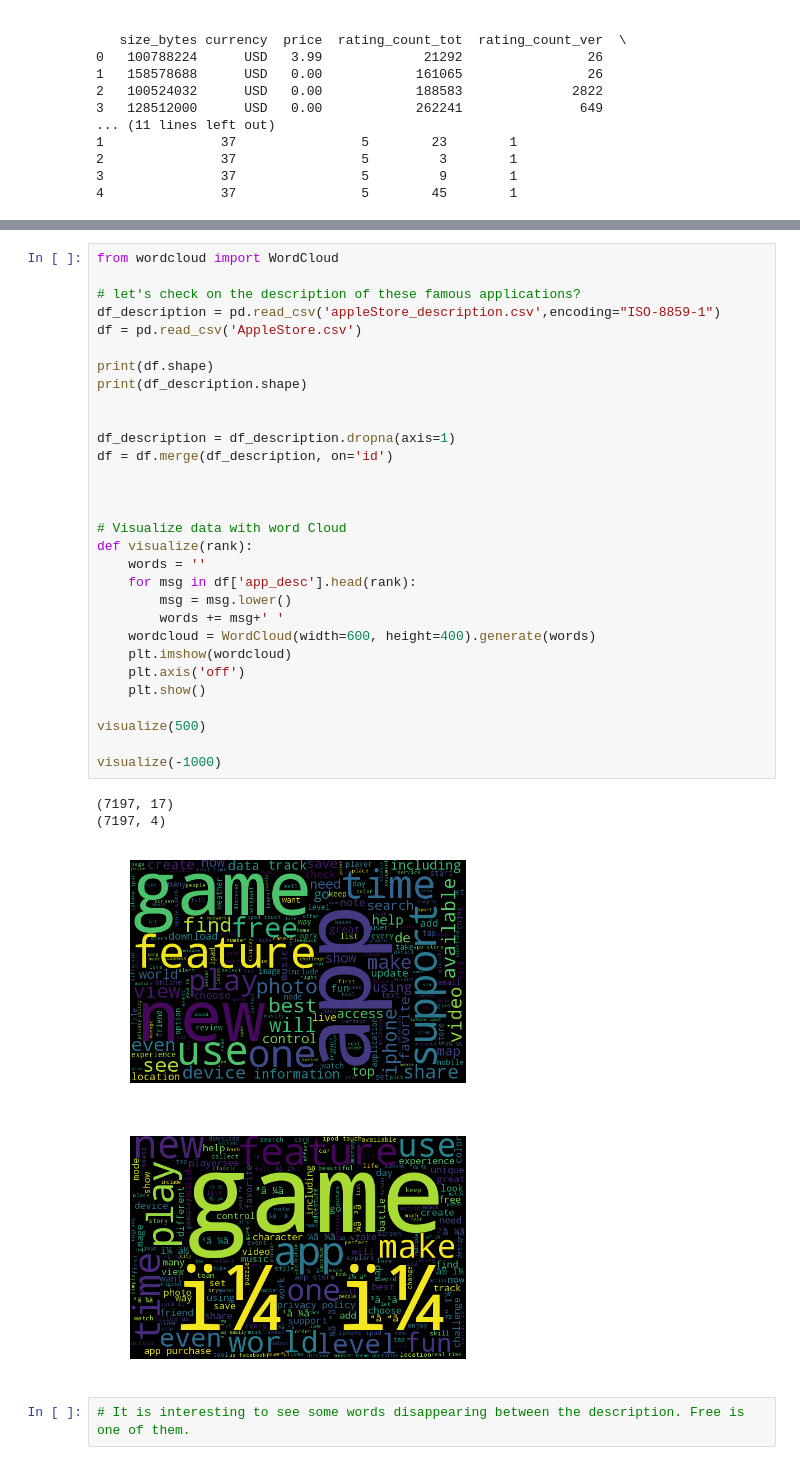
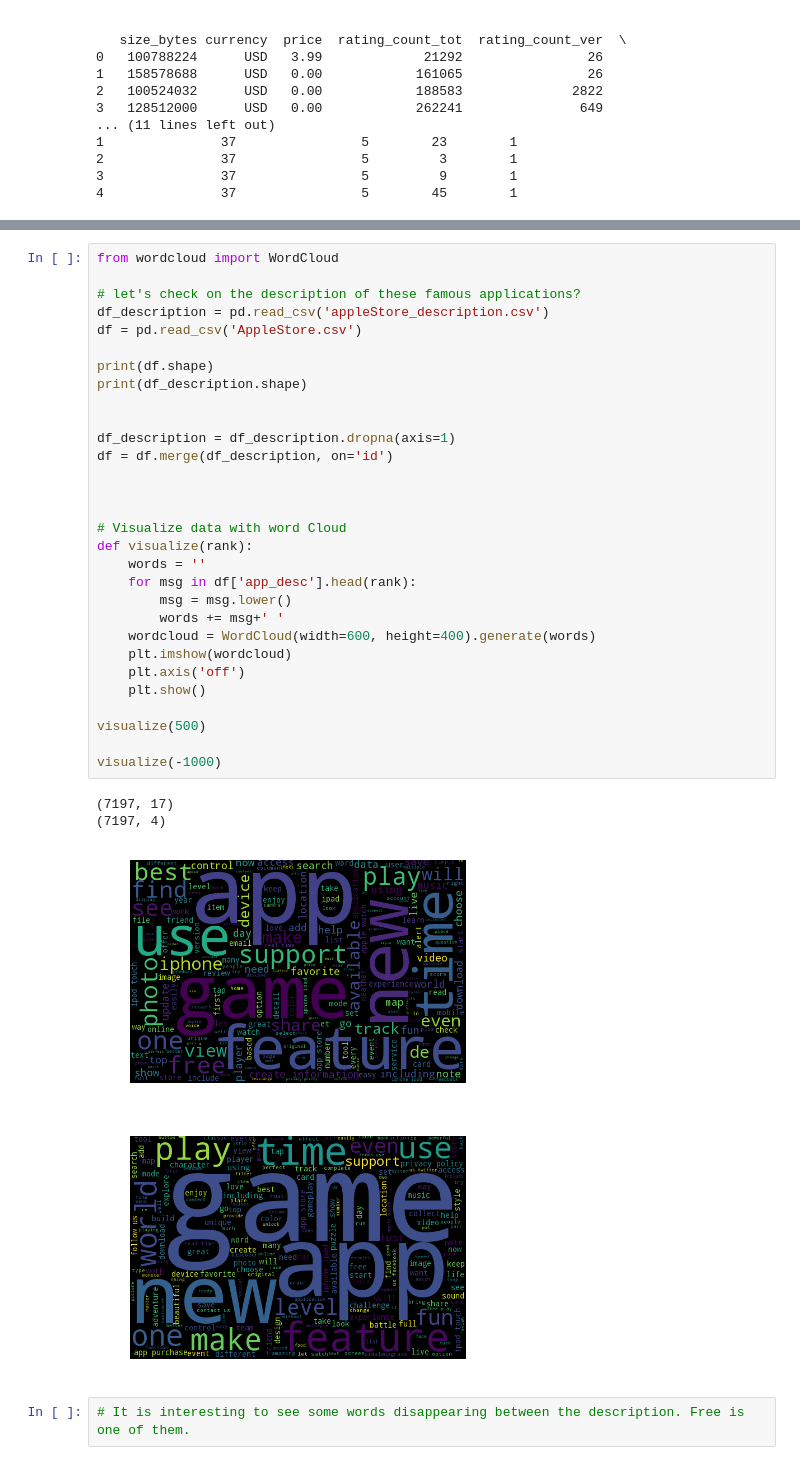
Before and after one commit to Timodhau/App-store-applications-Data-science, a Jupyter notebook: Untitled0.ipynb, the cells around one changed output, grey strips where cells are left out. Saved outputs shown, nothing was run; the diff lists cells and outputs as text.

```diff
--- a/Untitled0.ipynb
+++ b/Untitled0.ipynb
@@ -527,36 +527,36 @@ df_ = df_.sort_values(by='rating_count_tot', ascending=False).head(10)
 from wordcloud import WordCloud
 
 # let's check on the description of these famous applications?
-df_description = pd.read_csv('appleStore_description.csv',encoding="ISO-8859-1")
+df_description = pd.read_csv('appleStore_description.csv')
 df = pd.read_csv('AppleStore.csv')
 
 print(df.shape)
 print(df_description.shape)
 
 
 df_description = df_description.dropna(axis=1)
 df = df.merge(df_description, on='id')
 
 
 
 # Visualize data with word Cloud
 def visualize(rank):
     words = ''
     for msg in df['app_desc'].head(rank):
         msg = msg.lower()
         words += msg+' '
     wordcloud = WordCloud(width=600, height=400).generate(words)
     plt.imshow(wordcloud)
     plt.axis('off')
     plt.show()
 
 visualize(500)
 
 visualize(-1000)
 # %% [output]
 (7197, 17)
 (7197, 4)
-[figure, old version]
+[figure, new version]
-[figure, old version]
+[figure, new version]
 # %%
 # It is interesting to see some words disappearing between the description. Free is one of them.
```
